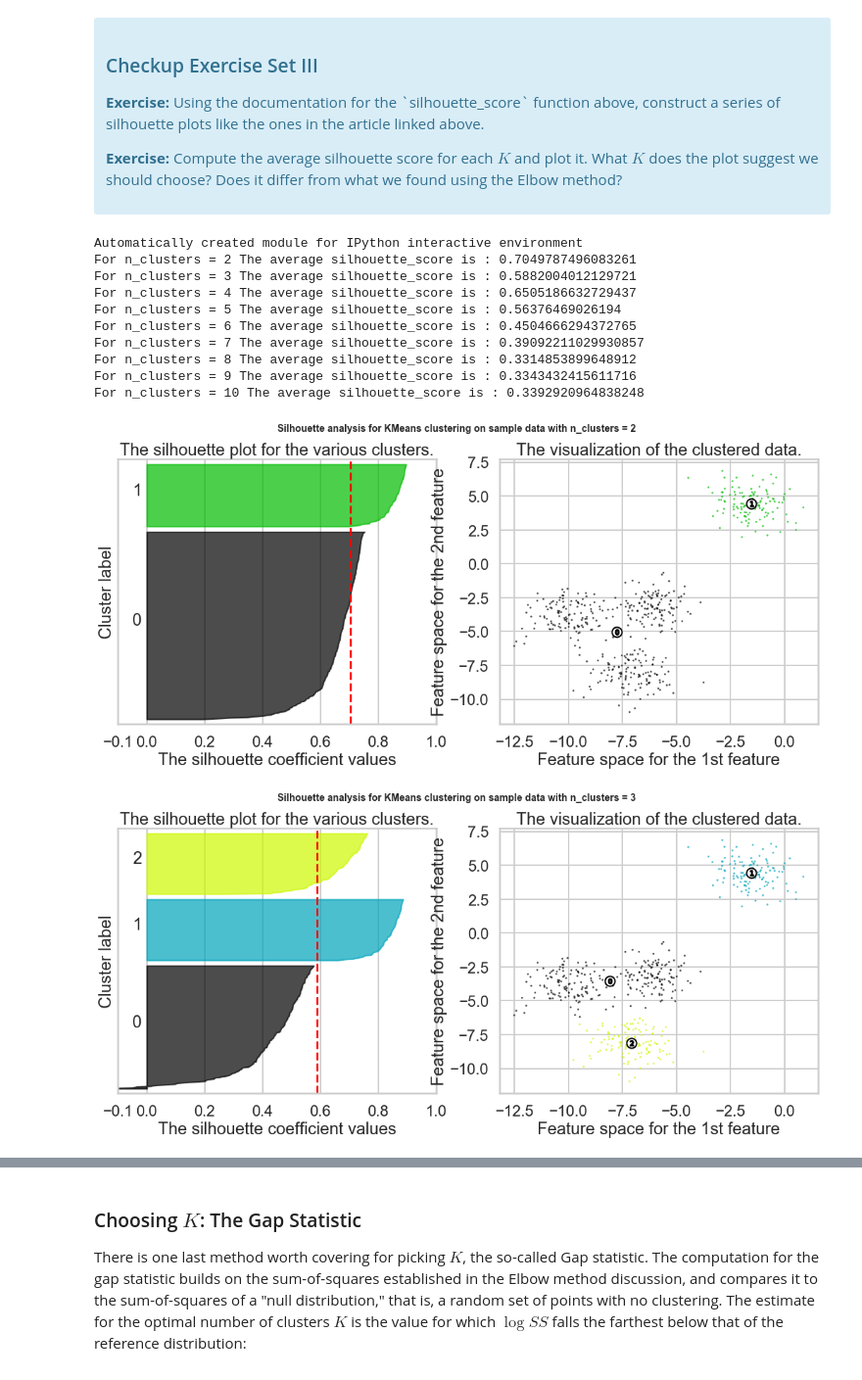
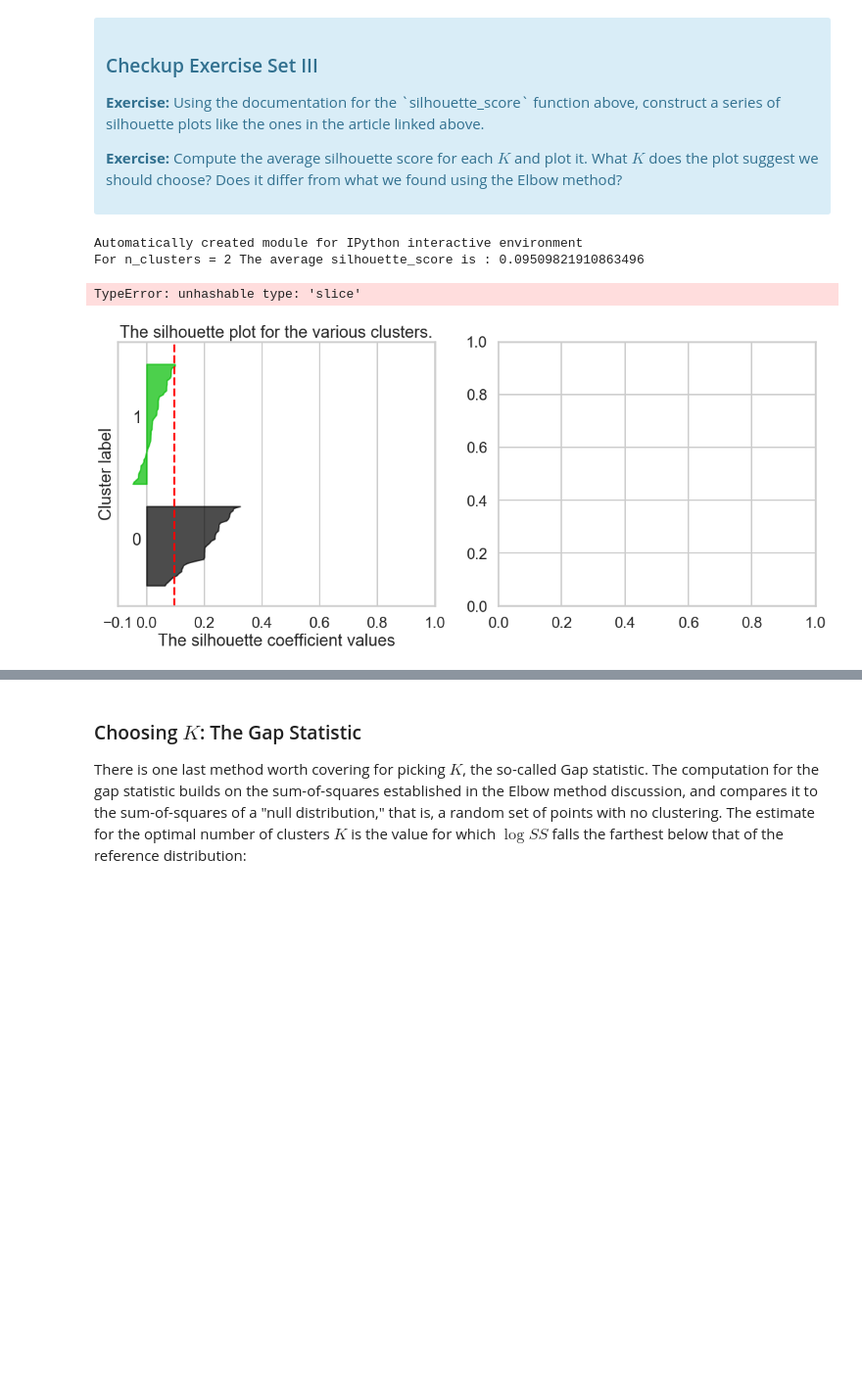
Before and after one commit to DefoeCheung/Projects, a Jupyter notebook: Mini_Project_Clustering.ipynb, the cells around one changed output, grey strips where cells are left out. Shown at 98% size. Saved outputs shown, nothing was run; the diff lists cells and outputs as text; code cells hidden in the pictures; blank space fills up the shorter version.

```diff
--- a/Mini_Project_Clustering.ipynb
+++ b/Mini_Project_Clustering.ipynb
@@ -227,13 +227,7 @@ print(__doc__)
 # Generating the sample data from make_blobs
 # This particular setting has one distinct cluster and 3 clusters placed close
 # together.
-X, y = make_blobs(n_samples=500,
-                  n_features=2,
-                  centers=4,
-                  cluster_std=1,
-                  center_box=(-10.0, 10.0),
-                  shuffle=True,
-                  random_state=1)  # For reproducibility
+
 
 range_n_clusters = [2, 3, 4, 5, 6, 7, 8, 9, 10]
 
@@ -248,22 +242,22 @@ for n_clusters in range_n_clusters:
     ax1.set_xlim([-0.1, 1])
     # The (n_clusters+1)*10 is for inserting blank space between silhouette
     # plots of individual clusters, to demarcate them clearly.
-    ax1.set_ylim([0, len(X) + (n_clusters + 1) * 10])
+    ax1.set_ylim([0, len(offer) + (n_clusters + 1) * 10])
 
     # Initialize the clusterer with n_clusters value and a random generator
     # seed of 10 for reproducibility.
     clusterer = KMeans(n_clusters=n_clusters, random_state=10)
-    cluster_labels = clusterer.fit_predict(X)
+    cluster_labels = clusterer.fit_predict(offer)
 
     # The silhouette_score gives the average value for all the samples.
     # This gives a perspective into the density and separation of the formed
     # clusters
-    silhouette_avg = silhouette_score(X, cluster_labels)
+    silhouette_avg = silhouette_score(offer, cluster_labels)
     print("For n_clusters =", n_clusters,
           "The average silhouette_score is :", silhouette_avg)
 
     # Compute the silhouette scores for each sample
-    sample_silhouette_values = silhouette_samples(X, cluster_labels)
+    sample_silhouette_values = silhouette_samples(offer, cluster_labels)
 
     y_lower = 10
     for i in range(n_clusters):
@@ -296,42 +290,34 @@ for n_clusters in range_n_clusters:
     ax1.axvline(x=silhouette_avg, color="red", linestyle="--")
 
     ax1.set_yticks([])  # Clear the yaxis labels / ticks
     ax1.set_xticks([-0.1, 0, 0.2, 0.4, 0.6, 0.8, 1])
 
     # 2nd Plot showing the actual clusters formed
     colors = cm.nipy_spectral(cluster_labels.astype(float) / n_clusters)
-    ax2.scatter(X[:, 0], X[:, 1], marker='.', s=30, lw=0, alpha=0.7,
+    ax2.scatter(offer[:, 0], offer[:, 1], marker='.', s=30, lw=0, alpha=0.7,
                 c=colors, edgecolor='k')
 
     # Labeling the clusters
     centers = clusterer.cluster_centers_
     # Draw white circles at cluster centers
     ax2.scatter(centers[:, 0], centers[:, 1], marker='o',
                 c="white", alpha=1, s=200, edgecolor='k')
 
     for i, c in enumerate(centers):
         ax2.scatter(c[0], c[1], marker='$%d$' % i, alpha=1,
                     s=50, edgecolor='k')
 
     ax2.set_title("The visualization of the clustered data.")
     ax2.set_xlabel("Feature space for the 1st feature")
     ax2.set_ylabel("Feature space for the 2nd feature")
 
     plt.suptitle(("Silhouette analysis for KMeans clustering on sample data "
                   "with n_clusters = %d" % n_clusters),
                  fontsize=14, fontweight='bold')
 
 plt.show()
 # %% [output]
 Automatically created module for IPython interactive environment
-For n_clusters = 2 The average silhouette_score is : 0.7049787496083261
-For n_clusters = 3 The average silhouette_score is : 0.5882004012129721
-For n_clusters = 4 The average silhouette_score is : 0.6505186632729437
-For n_clusters = 5 The average silhouette_score is : 0.56376469026194
-For n_clusters = 6 The average silhouette_score is : 0.4504666294372765
-For n_clusters = 7 The average silhouette_score is : 0.39092211029930857
-For n_clusters = 8 The average silhouette_score is : 0.3314853899648912
-For n_clusters = 9 The average silhouette_score is : 0.3343432415611716
-For n_clusters = 10 The average silhouette_score is : 0.3392920964838248
+For n_clusters = 2 The average silhouette_score is : 0.09509821910863496
+TypeError: unhashable type: 'slice'
-[figure, old version]
+[figure, new version]
-[figure, removed]
```
Also changed, not shown: parts of 12 cells of this notebook.
